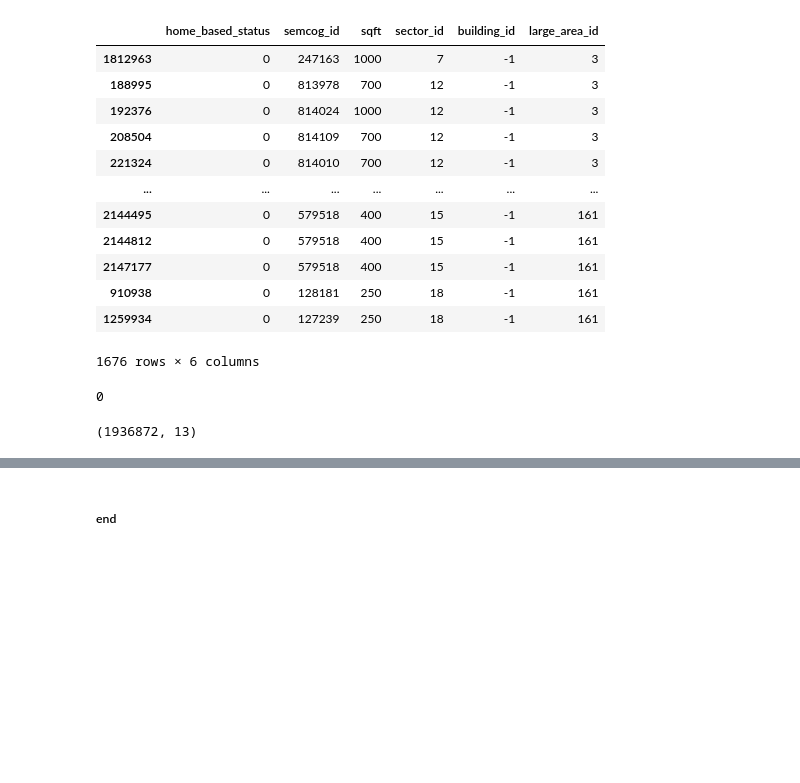
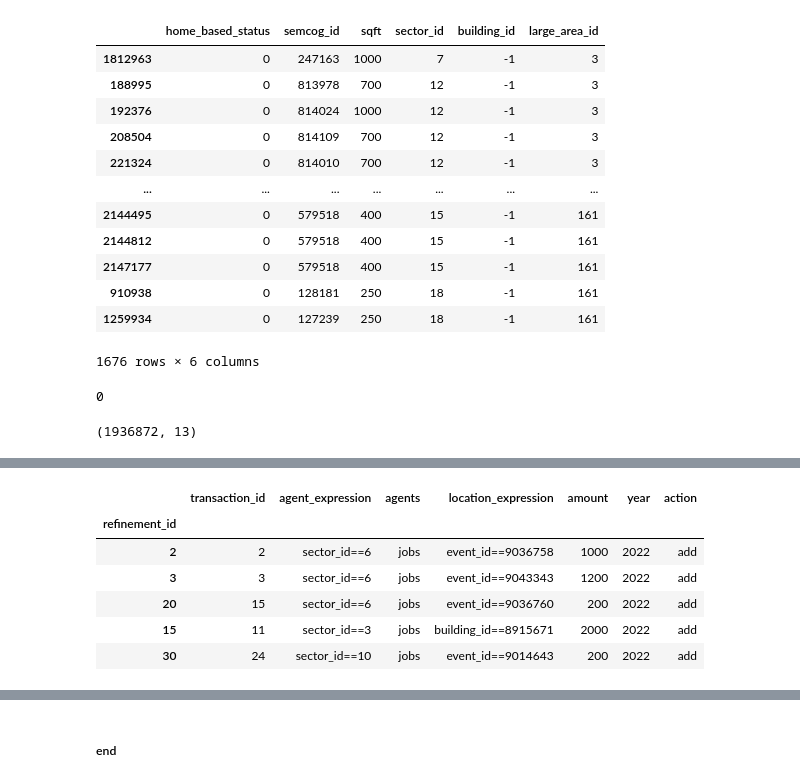
Before and after one commit to SEMCOG/semcog_urbansim, a Jupyter notebook: notebooks/model_analysis/model_output_analysis.ipynb, the cells around one changed output, grey strips where cells are left out. Saved outputs shown, nothing was run; the diff lists cells and outputs as text; code cells hidden in the pictures; blank space fills up the shorter version.

```diff
--- a/notebooks/model_analysis/model_output_analysis.ipynb
+++ b/notebooks/model_analysis/model_output_analysis.ipynb
@@ -412,0 +500,10 @@ hdf["/base/households"].shape
+# %%
+refinement[refinement.year == 2022].head(5)
+# %% [output]
+|  | transaction_id | agent_expression | agents | location_expression | amount | year | action |
+| refinement_id |  |  |  |  |  |  |  |
+| 2 | 2 | sector_id==6 | jobs | event_id==9036758 | 1000 | 2022 | add |
+| 3 | 3 | sector_id==6 | jobs | event_id==9043343 | 1200 | 2022 | add |
+| 20 | 15 | sector_id==6 | jobs | event_id==9036760 | 200 | 2022 | add |
+| 15 | 11 | sector_id==3 | jobs | building_id==8915671 | 2000 | 2022 | add |
+| 30 | 24 | sector_id==10 | jobs | event_id==9014643 | 200 | 2022 | add |
```
Also changed, not shown: parts of 39 cells of this notebook, 2 other files.
